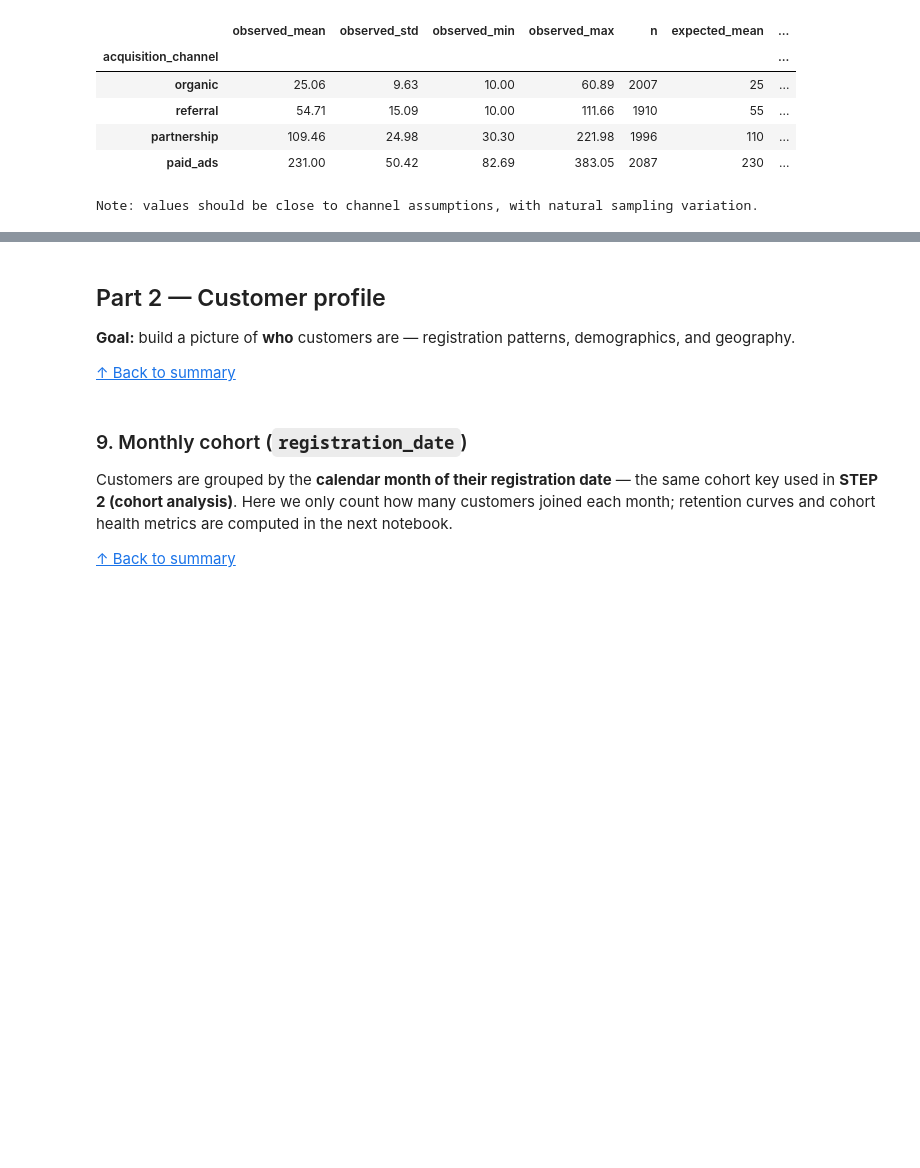
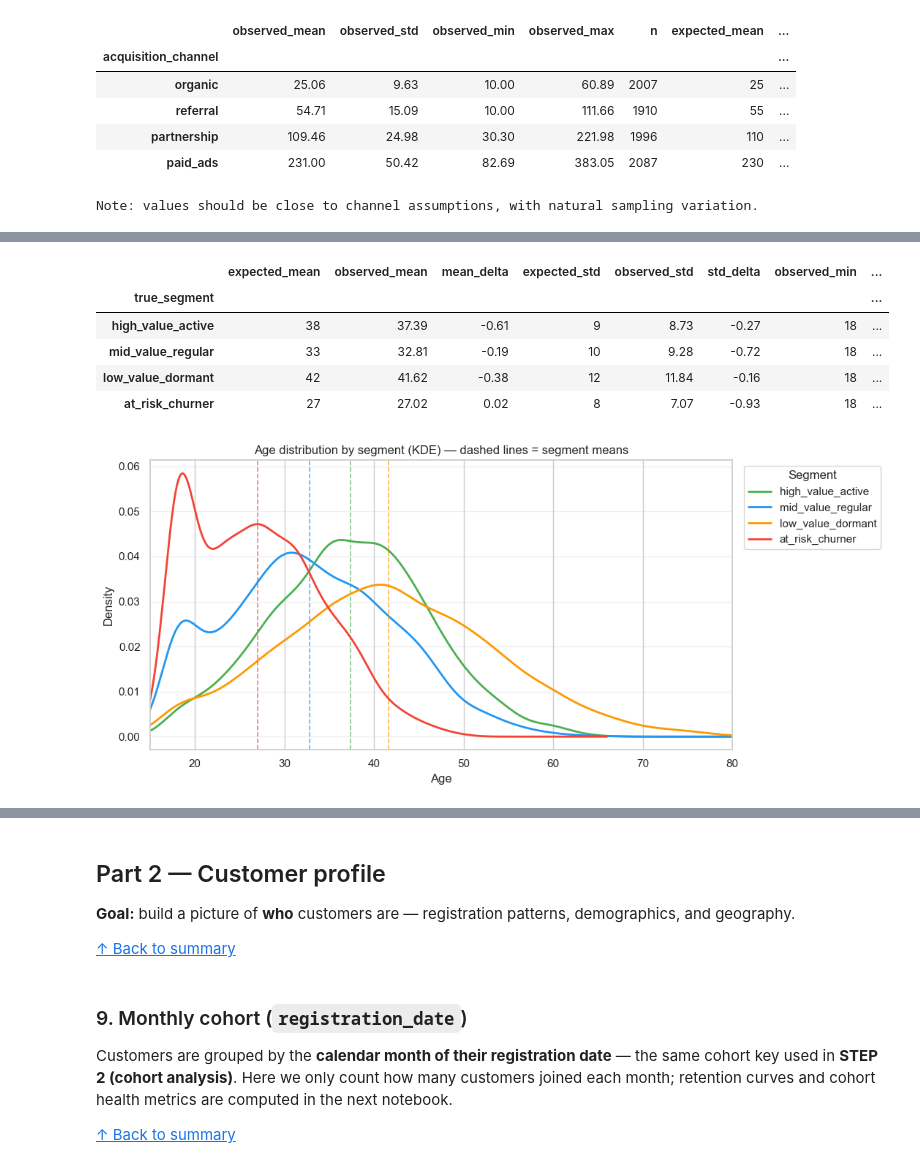
Before and after one commit to pauloabcalcada/fintech-ai-segmentation, a Jupyter notebook: notebooks/1.EDA_demographic_analysis.ipynb, the cells around one changed output, grey strips where cells are left out. Cells and saved outputs as stored; diff of their text form; code cells hidden in the pictures; blank space fills up the shorter version.

```diff
--- a/notebooks/1.EDA_demographic_analysis.ipynb
+++ b/notebooks/1.EDA_demographic_analysis.ipynb
@@ -392,0 +410,67 @@ The observed means and standard deviations are close to the generator parameters
+# %%
+# ── Age vs generator assumptions ─────────────────────────────────────────────
+
+# Generator parameters (from _AGE_PARAMS_BY_SEGMENT in faker_base_generation.py)
+age_assumptions = {
+    "high_value_active": {"expected_mean": 38, "expected_std": 9},
+    "mid_value_regular":  {"expected_mean": 33, "expected_std": 10},
+    "low_value_dormant":  {"expected_mean": 42, "expected_std": 12},
+    "at_risk_churner":    {"expected_mean": 27, "expected_std": 8},
+}
+
+seg_order_age = ["high_value_active", "mid_value_regular", "low_value_dormant", "at_risk_churner"]
+
+# Observed stats
+age_observed = (
+    df_customers.groupby("true_segment")["age"]
+    .agg(observed_mean="mean", observed_std="std", observed_min="min", observed_max="max")
+    .round(2)
+    .reindex(seg_order_age)
+)
+
+age_comparison = age_observed.copy()
+age_comparison["expected_mean"] = age_comparison.index.map(lambda s: age_assumptions[s]["expected_mean"])
+age_comparison["expected_std"]  = age_comparison.index.map(lambda s: age_assumptions[s]["expected_std"])
+age_comparison["mean_delta"]    = (age_comparison["observed_mean"] - age_comparison["expected_mean"]).round(2)
+age_comparison["std_delta"]     = (age_comparison["observed_std"]  - age_comparison["expected_std"]).round(2)
+
+display(age_comparison[[
+    "expected_mean", "observed_mean", "mean_delta",
+    "expected_std",  "observed_std",  "std_delta",
+    "observed_min",  "observed_max"
+]])
+
+# ── KDE by segment ───────────────────────────────────────────────────────────
+
+SEGMENT_COLORS = {
+    "high_value_active": "#4CAF50",
+    "mid_value_regular": "#2196F3",
+    "low_value_dormant": "#FF9800",
+    "at_risk_churner":   "#F44336",
+}
+
+fig, ax = plt.subplots(figsize=(11, 5))
+
+for segment in seg_order_age:
+    seg_ages = df_customers.loc[df_customers["true_segment"] == segment, "age"]
+    color = SEGMENT_COLORS[segment]
+    seg_ages.plot.kde(ax=ax, label=segment, color=color, linewidth=2)
+    mean_val = seg_ages.mean()
+    ax.axvline(mean_val, color=color, linestyle="--", linewidth=1.2, alpha=0.7)
+
+ax.set_title("Age distribution by segment (KDE) — dashed lines = segment means")
+ax.set_xlabel("Age")
+ax.set_ylabel("Density")
+ax.legend(title="Segment", bbox_to_anchor=(1.01, 1), loc="upper left")
+ax.set_xlim(15, 80)
+ax.grid(axis="y", alpha=0.3)
+plt.tight_layout()
+plt.show()
+# %% [output]
+|  | expected_mean | observed_mean | mean_delta | expected_std | observed_std | std_delta | observed_min | ... |
+| true_segment |  |  |  |  |  |  |  | ... |
+| high_value_active | 38 | 37.39 | -0.61 | 9 | 8.73 | -0.27 | 18 | ... |
+| mid_value_regular | 33 | 32.81 | -0.19 | 10 | 9.28 | -0.72 | 18 | ... |
+| low_value_dormant | 42 | 41.62 | -0.38 | 12 | 11.84 | -0.16 | 18 | ... |
+| at_risk_churner | 27 | 27.02 | 0.02 | 8 | 7.07 | -0.93 | 18 | ... |
+[figure, added]
```
Also changed, not shown: parts of 23 cells of this notebook, 7 other files.
